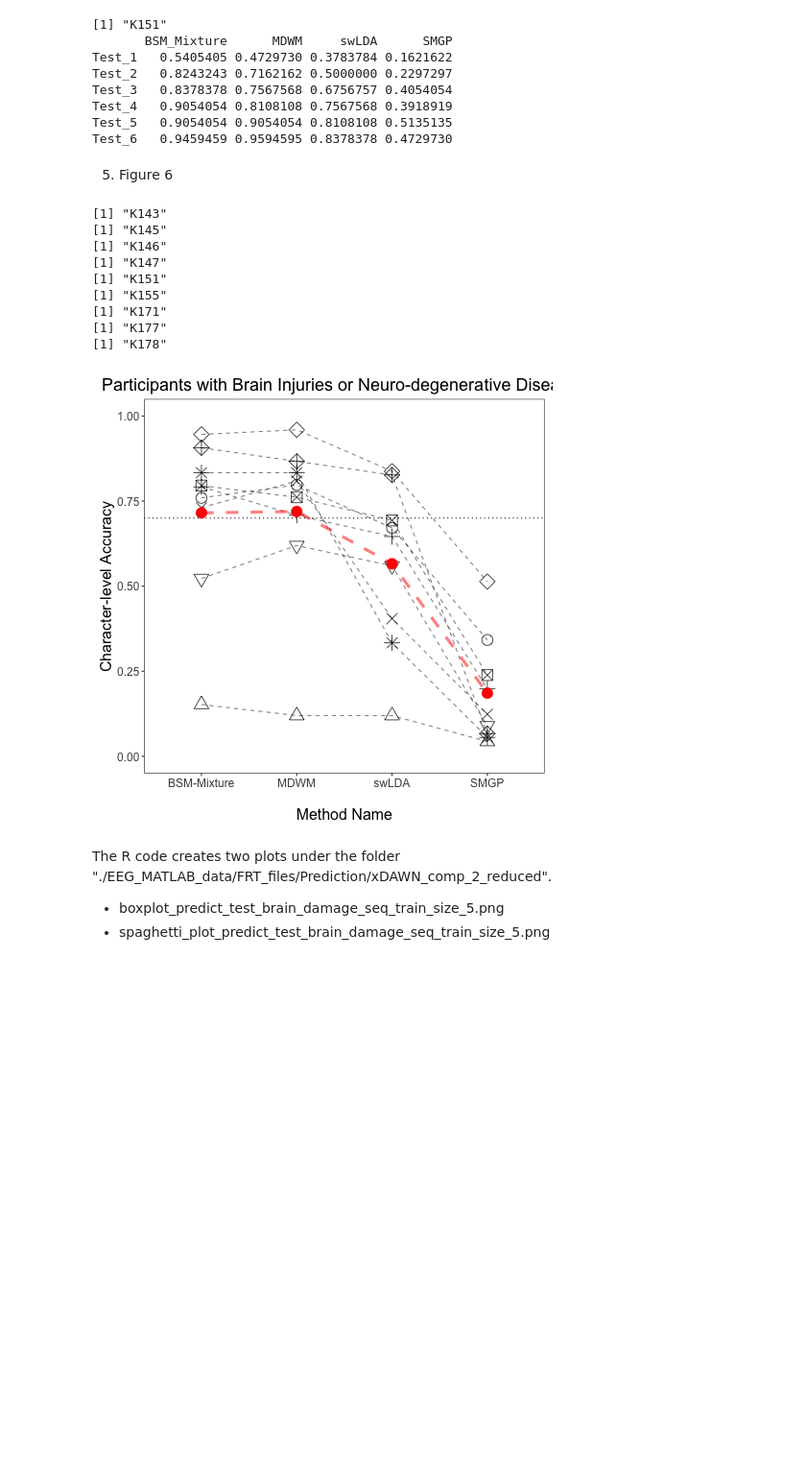
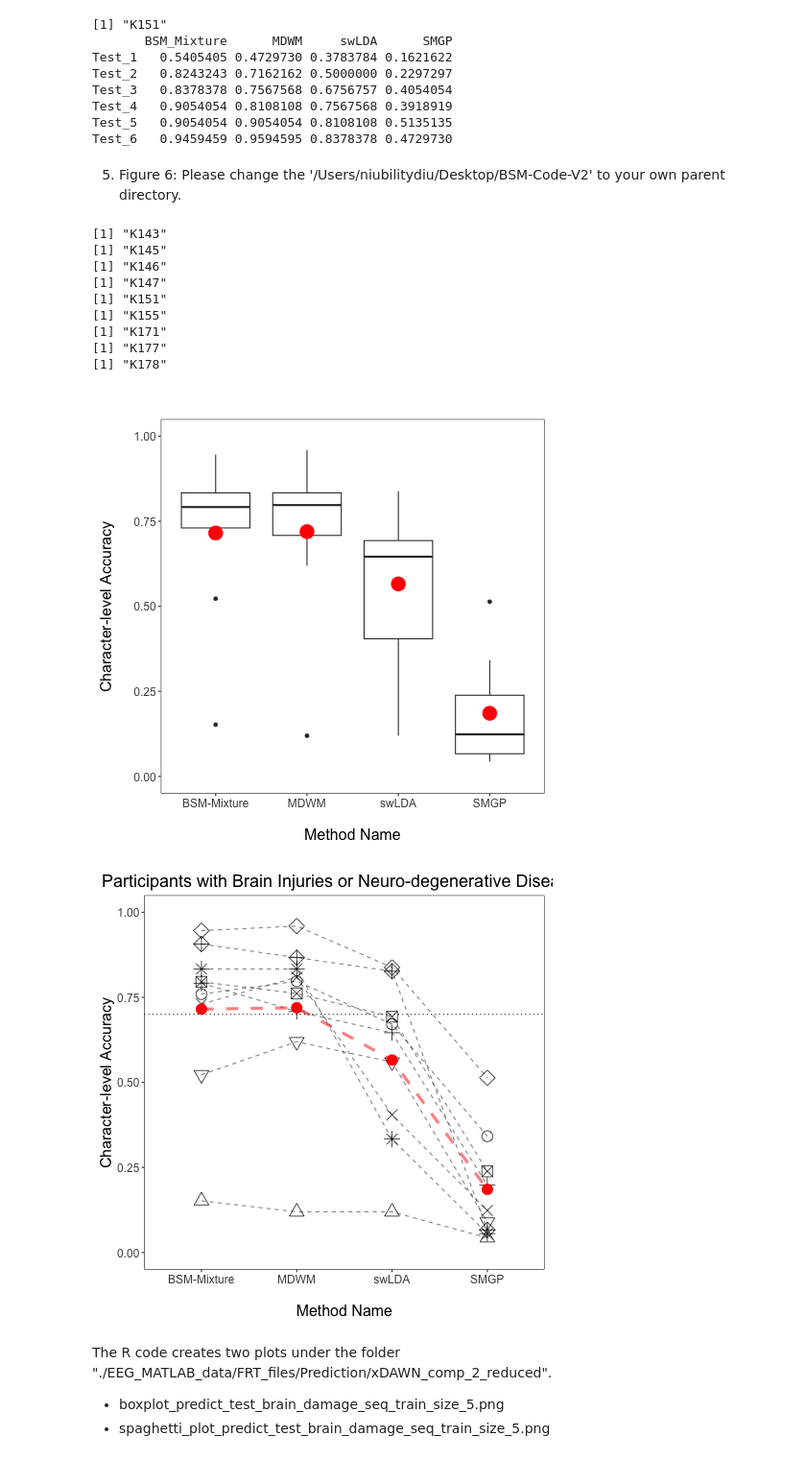
Before and after one commit to NiubilityDiu/Bayesian-Signal-Matching-JASA, a Jupyter notebook: Python/EEG_multi_24_demo.ipynb, the cells around one changed output. Shown at 96% size. Saved outputs shown, nothing was run; the diff lists cells and outputs as text; code cells hidden in the pictures; blank space fills up the shorter version.

```diff
--- a/Python/EEG_multi_24_demo.ipynb
+++ b/Python/EEG_multi_24_demo.ipynb
@@ -88,21 +107,23 @@ Test_4   0.9054054 0.8108108 0.7567568 0.3918919
 Test_5   0.9054054 0.9054054 0.8108108 0.5135135
 Test_6   0.9459459 0.9594595 0.8378378 0.4729730
 # %% [markdown]
-5. Figure 6
+5. Figure 6: Please change the '/Users/niubilitydiu/Desktop/BSM-Code-V2' to your own parent directory.
 # %%
 %%R
 source("~/Desktop/BSM-Code-V2/R/eeg_prediction_3way_frt_xdawn_multi_compare.R")
+parent_dir = '/Users/niubilitydiu/Desktop/BSM-Code-V2'
 # %% [output]
 [1] "K143"
 [1] "K145"
 [1] "K146"
 [1] "K147"
 [1] "K151"
 [1] "K155"
 [1] "K171"
 [1] "K177"
 [1] "K178"
-[figure, old version]
+[figure, new version]
+[figure, added]
 # %% [markdown]
 The R code creates two plots under the folder "./EEG_MATLAB_data/FRT_files/Prediction/xDAWN_comp_2_reduced".
 * boxplot_predict_test_brain_damage_seq_train_size_5.png
```
Also changed, not shown: parts of 11 cells of this notebook, 10 other files.
